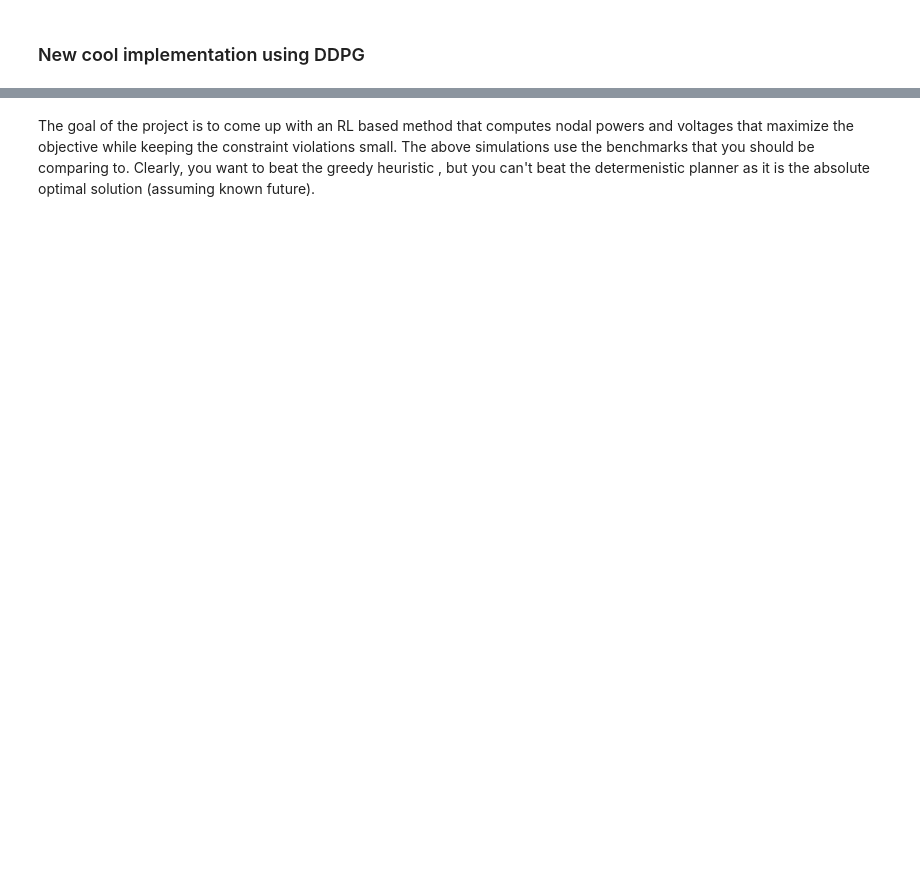
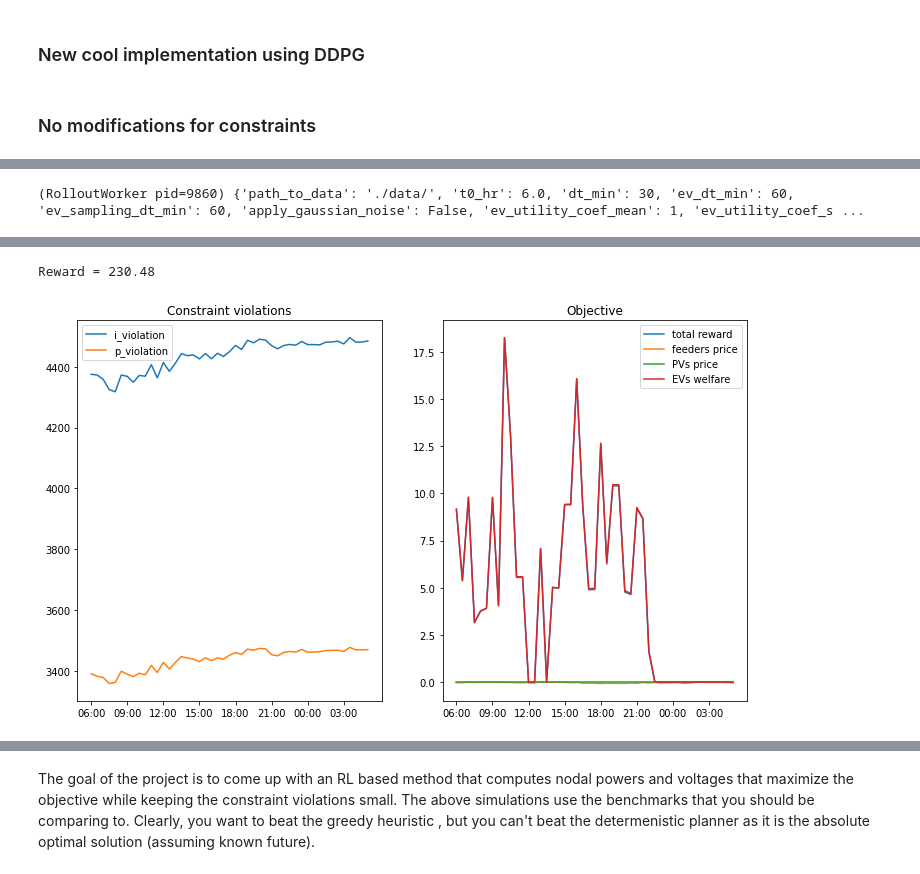
Before and after one commit to V0XNIHILI/RL-EVCP, a Jupyter notebook: Original_Sample_Run.ipynb, the cells around one changed output, grey strips where cells are left out. Cells and saved outputs as stored; diff of their text form; code cells hidden in the pictures; blank space fills up the shorter version.

```diff
--- a/Original_Sample_Run.ipynb
+++ b/Original_Sample_Run.ipynb
@@ -156,8 +159,12 @@ Reward = 357.57
 # %% [markdown]
 ### New cool implementation using DDPG
+# %%
+# set environment type to gym for the next sections
+config['environment_type'] = 'gym'
+# %% [markdown]
+### No modifications for constraints
 # %%
 def env_creator(a):
-    # Preload samplers, it is necessary to avoid re-loading data each time env is created
     (ps_samplers_dict, ps_metadata, canopy_sampler, canopy_metadata,
      price_sampler, price_metadata, ev_sampler, elaadnl_metadata) = load_samplers(config)
 
@@ -171,5 +178,35 @@ def env_creator(a):
         price_metadata,
         ev_sampler,
         elaadnl_metadata
-    )  # return an env instance
+    )
 register_env("my_env", env_creator)
+
+trainer = ddpg.DDPGTrainer(
+    env="my_env",
+    config={
+        "env": "my_env",
+        "framework": "torch",
+        "num_gpus":0,
+        "num_workers":1,
+    },
+)
+for _ in range(config['epochs']):
+    trainer.train()
+
+np.random.seed(42)
+gym_env = create_env(config, ps_samplers_dict, ps_metadata, canopy_sampler, canopy_metadata,
+                 price_sampler, price_metadata, ev_sampler, elaadnl_metadata)
+state = gym_env.reset(episode_index=0, train=True)
+
+results_list = []
+total_reward = 0
+while not gym_env.done:
+    action = trainer.get_policy().compute_actions(state)[0]
+    next_state, reward, done, result = gym_env.step(action)
+    state = next_state
+
+    total_reward += result['reward']
+    results_list.append(result)
+print('Reward = %.2f' % total_reward)
+plot_results(env, results_list, figsize=(12, 7))
+# %% [output]
@@ -175,0 +215 @@ register_env("my_env", env_creator)
+(RolloutWorker pid=9860) {'path_to_data': './data/', 't0_hr': 6.0, 'dt_min': 30, 'ev_dt_min': 60, 'ev_sampling_dt_min': 60, 'apply_gaussian_noise': False, 'ev_utility_coef_mean': 1, 'ev_utility_coef_s ...
@@ -175,0 +220,2 @@ register_env("my_env", env_creator)
+Reward = 230.48
+[figure, added]
```
Also changed, not shown: parts of 14 cells of this notebook, 7 other files.
